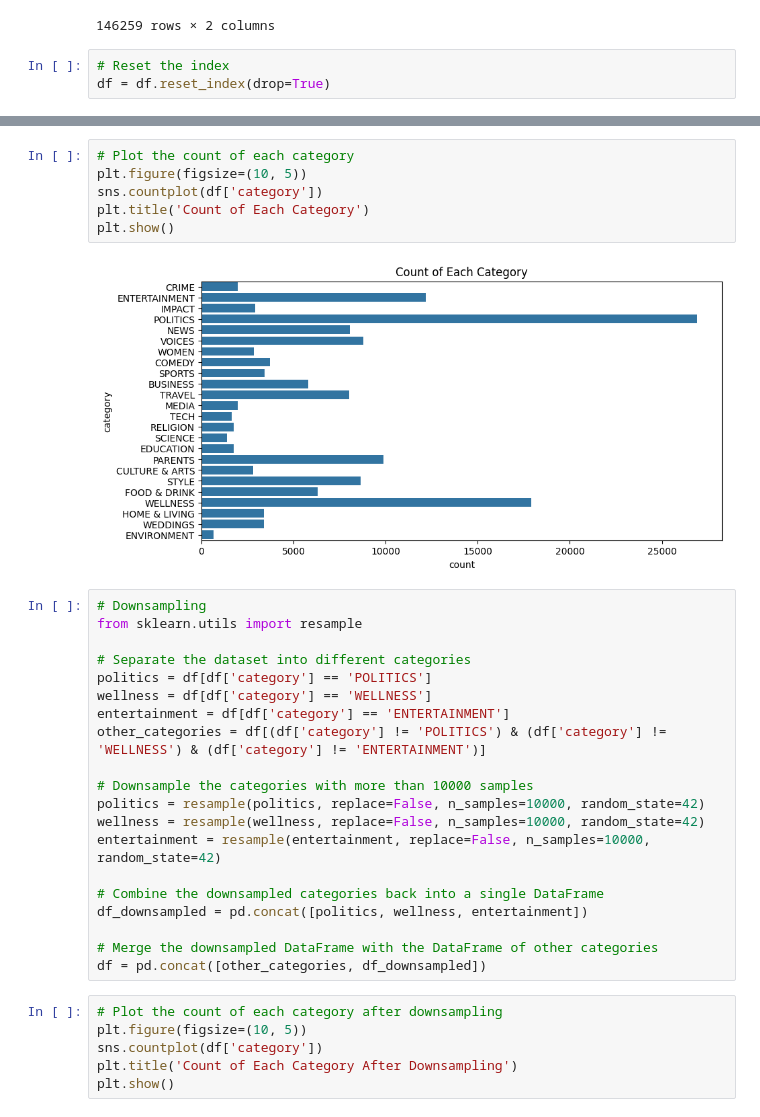
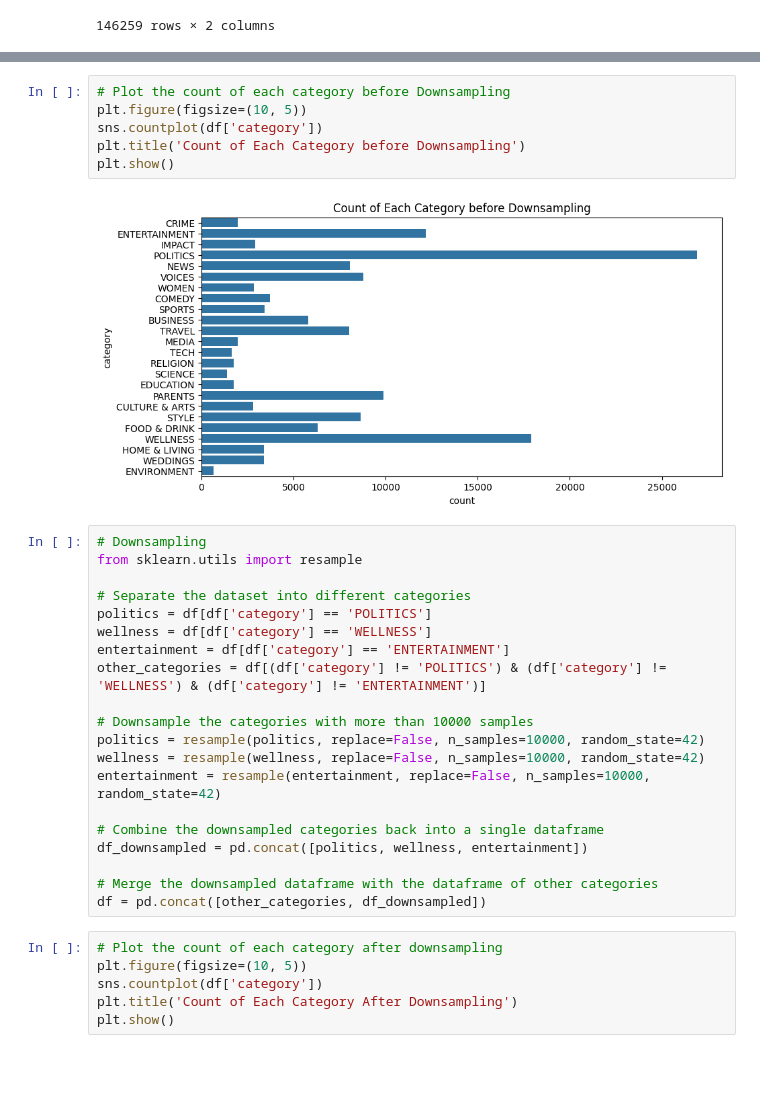
Before and after one commit to yanchuiko/ML-Text-Classification, a Jupyter notebook: notebook.ipynb, the cells around one changed output, grey strips where cells are left out. Drawn from its saved outputs; the diff is of its cells as text; blank space fills up the shorter version.

Commit message:
Finish Data Pre-processing & Preparation

```diff
--- a/notebook.ipynb
+++ b/notebook.ipynb
@@ -248,6 +233,3 @@ df
 | 200847 | TECH | Watch The Top 9 YouTube Videos Of... |
 | 200848 | TECH | RIM CEO Thorsten Heins' 'Signific... |
 146259 rows × 2 columns
-# %%
-# Reset the index
-df = df.reset_index(drop=True)
@@ -271,11 +236,11 @@ df
 # %%
-# Plot the count of each category
+# Plot the count of each category before Downsampling
 plt.figure(figsize=(10, 5))
 sns.countplot(df['category'])
-plt.title('Count of Each Category')
+plt.title('Count of Each Category before Downsampling')
 plt.show()
 # %% [output]
-[figure, old version]
+[figure, new version]
 # %%
 # Downsampling
 from sklearn.utils import resample
@@ -291,10 +256,10 @@ politics = resample(politics, replace=False, n_samples=10000, random_state=42)
 wellness = resample(wellness, replace=False, n_samples=10000, random_state=42)
 entertainment = resample(entertainment, replace=False, n_samples=10000, random_state=42)
 
-# Combine the downsampled categories back into a single DataFrame
+# Combine the downsampled categories back into a single dataframe
 df_downsampled = pd.concat([politics, wellness, entertainment])
 
-# Merge the downsampled DataFrame with the DataFrame of other categories
+# Merge the downsampled dataframe with the dataframe of other categories
 df = pd.concat([other_categories, df_downsampled])
 # %%
 # Plot the count of each category after downsampling
```
Also changed, not shown: parts of 5 cells of this notebook.
